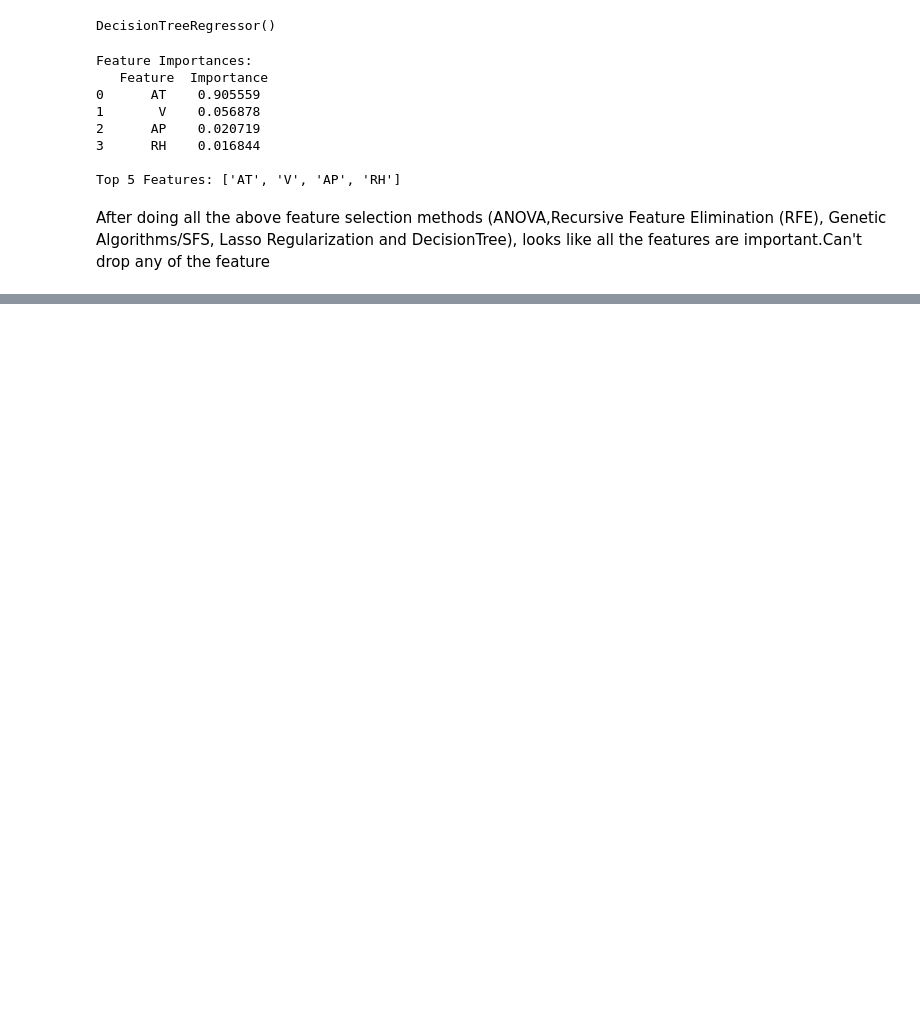
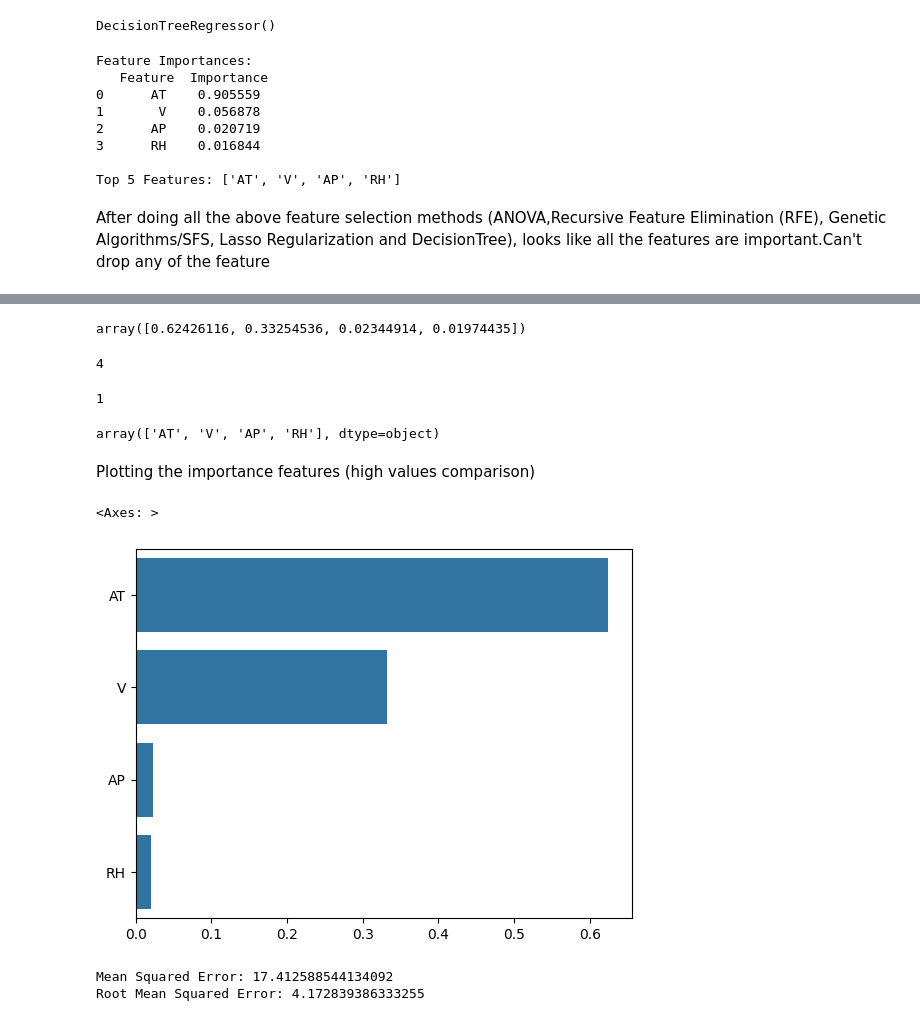
Before and after one commit to BumaranChe/Combined-Cycle-Power-Plant-CCPP-_Using_Multiple_Linear_Regression_Python, a Jupyter notebook: Multiple_Linear_Regression_using_CCPP_dataset(GitHub).ipynb, the cells around one changed output, grey strips where cells are left out. Drawn from its saved outputs; the diff is of its cells as text; code cells hidden in the pictures; blank space fills up the shorter version.

```diff
--- a/Multiple_Linear_Regression_using_CCPP_dataset(GitHub).ipynb
+++ b/Multiple_Linear_Regression_using_CCPP_dataset(GitHub).ipynb
@@ -674,0 +930,3 @@ In the next colab file we will try out Decision Tree Regressor and Random Forest
+# %%
+y=pd.DataFrame(y,columns=["PE"])# convert back from Numpy list to Pandas Data Frame
+print(type(y))
@@ -674,0 +937,2 @@ In the next colab file we will try out Decision Tree Regressor and Random Forest
+# %%
+X_train, X_test, y_train, y_test = train_test_split(X, y, test_size=0.2,random_state=0)
@@ -674,0 +945,3 @@ In the next colab file we will try out Decision Tree Regressor and Random Forest
+# %%
+model4=RandomForestRegressor(n_estimators=500,max_features=3,max_samples=60,oob_score=True,random_state=0)
+model4.fit(X_train, y_train)
@@ -674,0 +987,2 @@ In the next colab file we will try out Decision Tree Regressor and Random Forest
+# %%
+rf=model4.fit(X_train, y_train)
@@ -674,0 +993,34 @@ In the next colab file we will try out Decision Tree Regressor and Random Forest
+# %%
+model4.feature_importances_
+# %% [output]
+array([0.62426116, 0.33254536, 0.02344914, 0.01974435])
+# %%
+model4.n_features_in_
+# %% [output]
+4
+# %%
+rf.n_outputs_
+# %% [output]
+1
+# %%
+rf.feature_names_in_
+# %% [output]
+array(['AT', 'V', 'AP', 'RH'], dtype=object)
+# %% [markdown]
+Plotting the importance features (high values comparison)
+# %%
+sns.barplot(x=rf.feature_importances_, y=rf.feature_names_in_)
+# %% [output]
+<Axes: >
+[figure, added]
+# %%
+import numpy as np
+predicted_PE=rf.predict(X_test)
+mse=mean_squared_error(y_true=y_test,y_pred=predicted_PE)
+rmse = np.sqrt(mse)
+
+print(f"Mean Squared Error: {mse}")
+print(f"Root Mean Squared Error: {rmse}")
+# %% [output]
+Mean Squared Error: 17.412588544134092
+Root Mean Squared Error: 4.172839386333255
```
Also changed, not shown: parts of 61 cells of this notebook.
